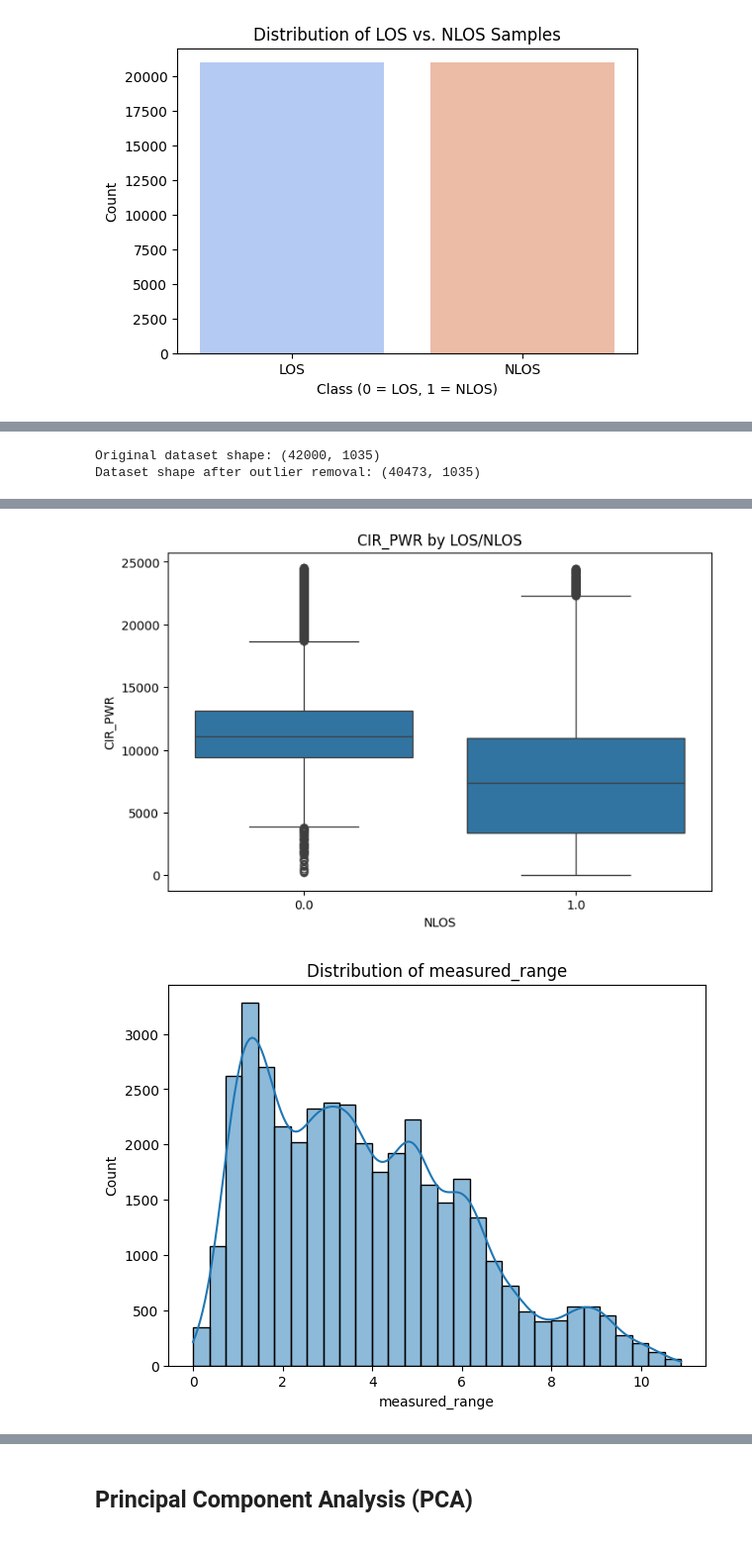
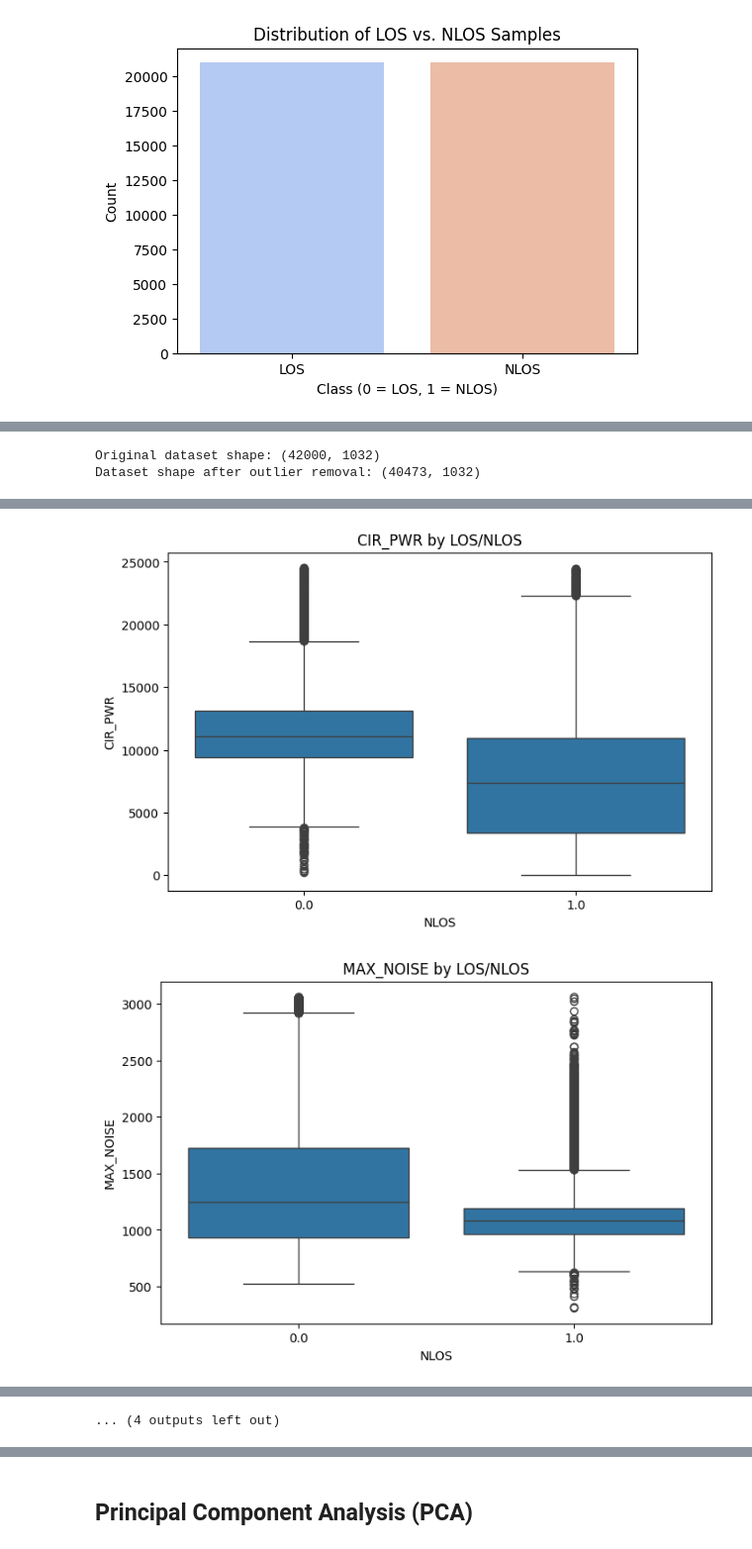
Before and after one commit to JeungHongTay/DA-LOS-WirelessSignalPrediction, a Jupyter notebook: code/exploration-and-preprocessing.ipynb, the cells around one changed output, grey strips where cells are left out. Shown at 99% size. Saved outputs shown, nothing was run; the diff lists cells and outputs as text; code cells hidden in the pictures.

```diff
--- a/code/exploration-and-preprocessing.ipynb
+++ b/code/exploration-and-preprocessing.ipynb
@@ -190,7 +212,7 @@ for feature in main_features:
 import seaborn as sns
 import matplotlib.pyplot as plt
 
-for feature in other_features:
+for feature in main_features:
     plt.figure(figsize=(7,5))
     sns.histplot(df[feature], kde=True, bins=30)
     plt.title(f"Distribution of {feature}")
@@ -207,0 +275,19 @@ for feature in other_features:
+# %%
+# Create a copy of the original DataFrame
+df_original = df.copy()
+
+# Define the columns to drop
+drop_cols = ['CH', 'BITRATE', 'PRFR']
+
+# Drop the specified columns from the DataFrame
+df = df.drop(columns=drop_cols)
+
+# Print the shape of the original and updated DataFrames
+print(f"Copy of original df shape: {df_original.shape}")
+print(f"Updated dropped shape: {df.shape}")
+
+# Display the column names of the original and updated DataFrames
+print("Original DataFrame columns:")
+print(df_original.columns.tolist())
+print("\nUpdated DataFrame columns:")
+print(df.columns.tolist())
@@ -353,13 +447,10 @@ df_cleaned = df[(z_scores > -3).all(axis=1) & (z_scores <= 3).all(axis=1)]
 print(f"Original dataset shape: {df.shape}")
 print(f"Dataset shape after outlier removal: {df_cleaned.shape}")
 # %% [output]
-Original dataset shape: (42000, 1035)
-Dataset shape after outlier removal: (40473, 1035)
+Original dataset shape: (42000, 1032)
+Dataset shape after outlier removal: (40473, 1032)
 # %%
-other_features = ['measured_range', 'FP_AMP1', 'FP_AMP2', 'FP_AMP3',
-                  'FP_IDX', 'STDEV_NOISE', 'CIR_PWR']
-
-for feature in other_features:
+for feature in outlier_features:
     plt.figure(figsize=(8,5))
     sns.boxplot(data=df_cleaned, x='NLOS', y=feature)
     plt.title(f'{feature} by LOS/NLOS')
@@ -369,7 +460,7 @@ for feature in other_features:
 import seaborn as sns
 import matplotlib.pyplot as plt
 
-for feature in other_features:
+for feature in outlier_features:
     plt.figure(figsize=(7,5))
     sns.histplot(df_cleaned[feature], kde=True, bins=30)
     plt.title(f"Distribution of {feature}")
@@ -383,3 +474,3 @@ for feature in other_features:
 [figure]
 [figure]
-[figure, old version]
+[figure, new version]
@@ -391,0 +481 @@ for feature in other_features:
+... (4 outputs left out)
```
Also changed, not shown: parts of 23 cells of this notebook.
